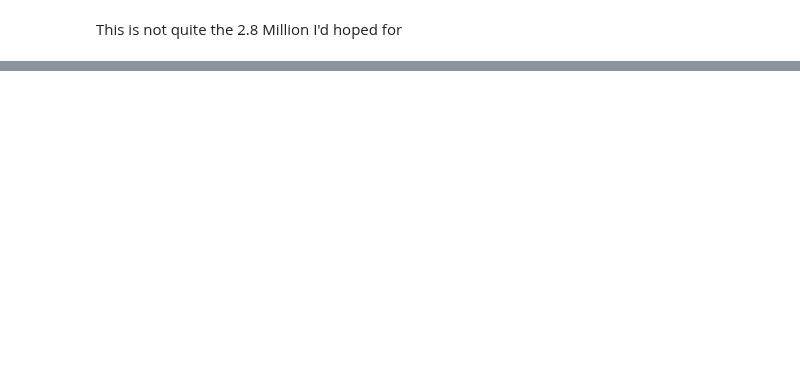
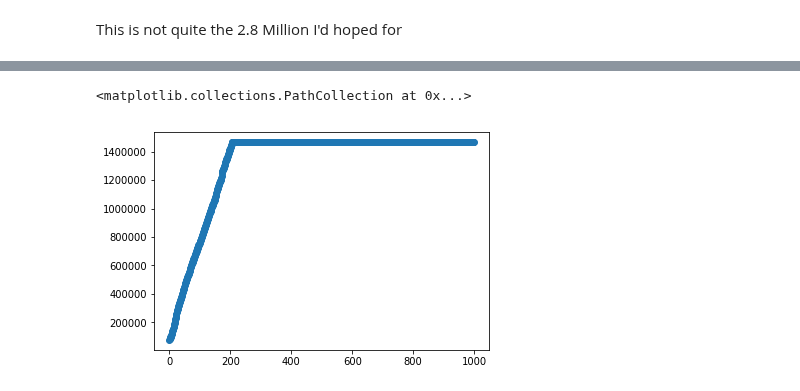
Before and after one commit to kbfreder/phishing-urls, a Jupyter notebook: notebooks/A02-More_random_urls.ipynb, the cells around one changed output, grey strips where cells are left out. Saved outputs shown, nothing was run; the diff lists cells and outputs as text; code cells hidden in the pictures; blank space fills up the shorter version.

```diff
--- a/notebooks/A02-More_random_urls.ipynb
+++ b/notebooks/A02-More_random_urls.ipynb
@@ -268,0 +625,3 @@ master_df.head()
+# %%
+data = ''
+data += chunk.decode()
@@ -268,0 +632,3 @@ master_df.head()
+# %%
+chunk = next(data_stream)
+data += chunk.decode()
@@ -268,0 +639,5 @@ master_df.head()
+# %%
+for _ in range(10):
+    chunk = next(data_stream)
+    data += chunk.decode()
+    print(len(data))
@@ -268,0 +659,19 @@ master_df.head()
+# %%
+url = path_urls[0]
+r = requests.get(url, stream=True)
+data_stream = decompress_stream(r.iter_content(chunk_size))
+
+ns = np.arange(1000)
+data_size = []
+
+for _ in ns:
+    chunk = next(data_stream)
+    data += chunk.decode()
+    data_size.append(len(data))
+
+r.close()
+# %%
+plt.scatter(ns, data_size)
+# %% [output]
+<matplotlib.collections.PathCollection at 0x...>
+[figure, added]
```
Also changed, not shown: parts of 132 cells of this notebook, 5 other files.
